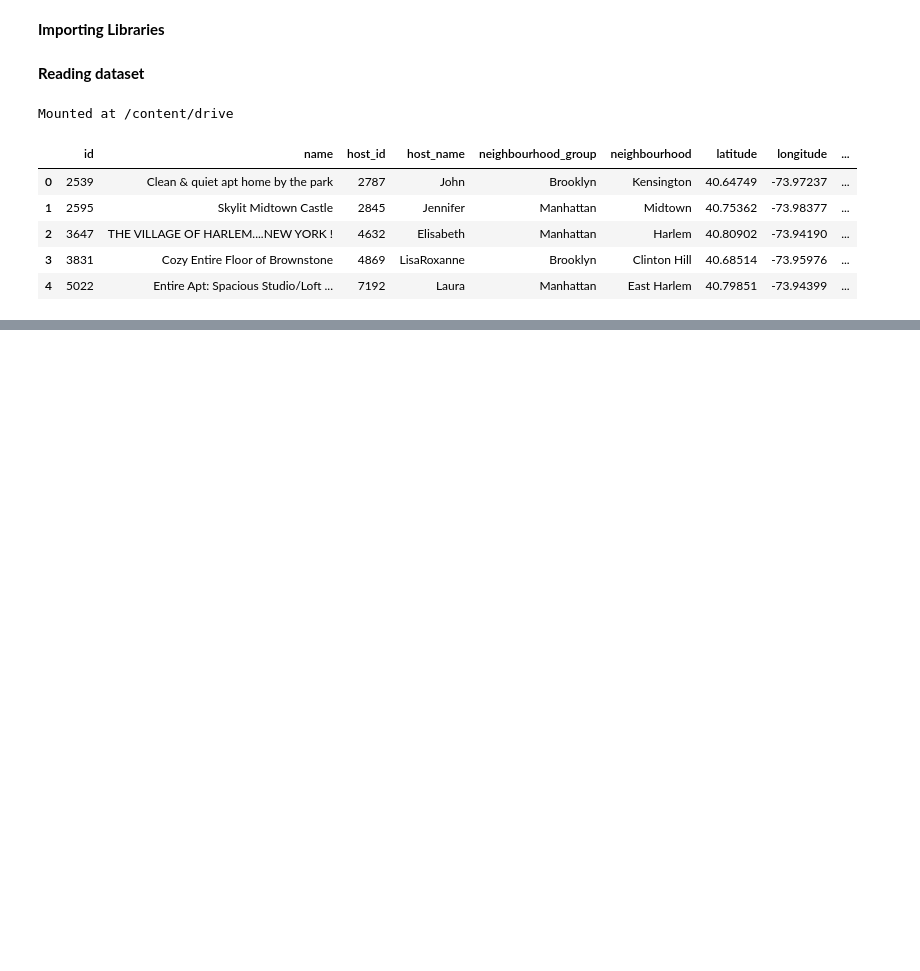
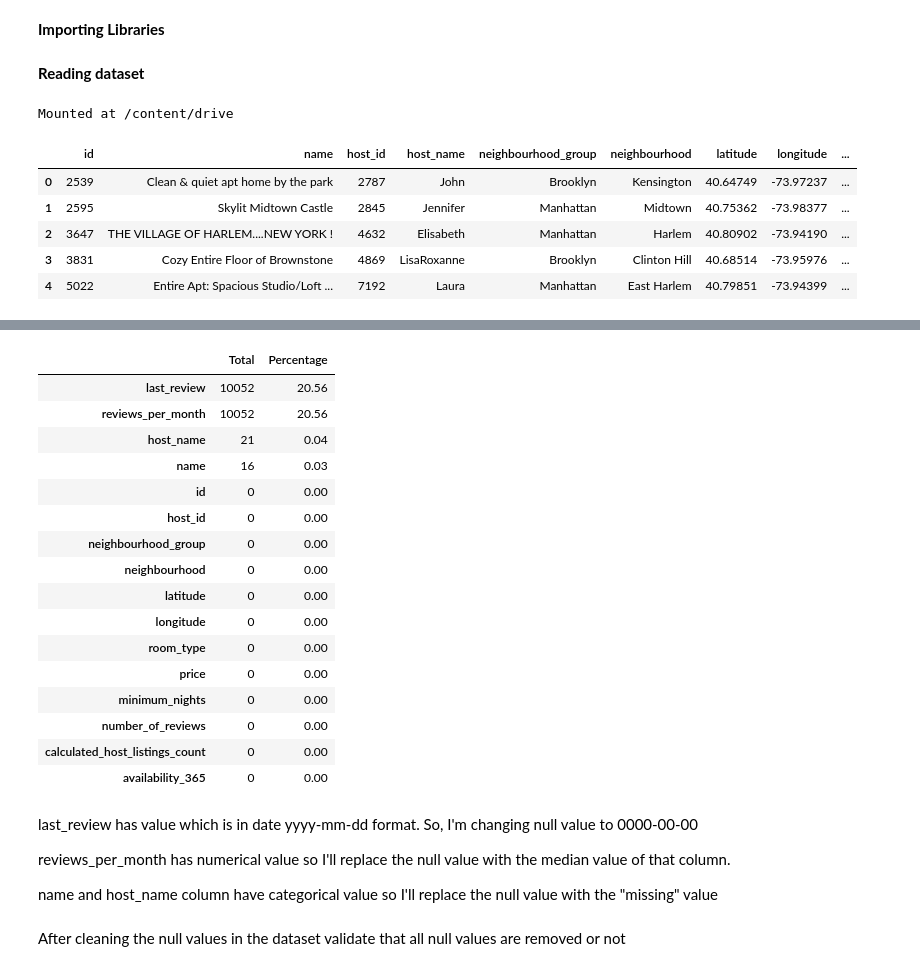
Before and after one commit to Ganeshb979/Airbnb-Bookings-Analysis, a Jupyter notebook: Ganesh_Bayas_Airbnb_Bookings_Analysis_Capstone_Project.ipynb, the cells around one changed output, grey strips where cells are left out. Saved outputs shown, nothing was run; the diff lists cells and outputs as text; code cells hidden in the pictures; blank space fills up the shorter version.

```diff
--- a/Ganesh_Bayas_Airbnb_Bookings_Analysis_Capstone_Project.ipynb
+++ b/Ganesh_Bayas_Airbnb_Bookings_Analysis_Capstone_Project.ipynb
@@ -39,0 +118,31 @@ df.head()
+# %%
+#missing value in percentage.
+Total = df.isnull().sum().sort_values(ascending = False)#total per column
+missing_values= round(((df.isnull().sum())*100)/df.isnull().count().sort_values(ascending = False),2)
+#missing_value data frame.
+missing_total_percentage = pd.concat([Total,missing_values],axis = 1,keys = ['Total','Percentage'],sort = False).sort_values('Total',ascending=False)
+missing_total_percentage
+# %% [output]
+|  | Total | Percentage |
+| last_review | 10052 | 20.56 |
+| reviews_per_month | 10052 | 20.56 |
+| host_name | 21 | 0.04 |
+| name | 16 | 0.03 |
+| id | 0 | 0.00 |
+| host_id | 0 | 0.00 |
+| neighbourhood_group | 0 | 0.00 |
+| neighbourhood | 0 | 0.00 |
+| latitude | 0 | 0.00 |
+| longitude | 0 | 0.00 |
+| room_type | 0 | 0.00 |
+| price | 0 | 0.00 |
+| minimum_nights | 0 | 0.00 |
+| number_of_reviews | 0 | 0.00 |
+| calculated_host_listings_count | 0 | 0.00 |
+| availability_365 | 0 | 0.00 |
+# %% [markdown]
+last_review has value which is in date yyyy-mm-dd format. So, I'm changing null value to 0000-00-00
+
+reviews_per_month has numerical value so I'll replace the null value with the median value of that column.
+
+name and host_name column have categorical value so I'll replace the null value with the "missing" value
@@ -39,0 +158,2 @@ df.head()
+# %% [markdown]
+After cleaning the null values in the dataset validate that all null values are removed or not
```
Also changed, not shown: parts of 26 cells of this notebook.
